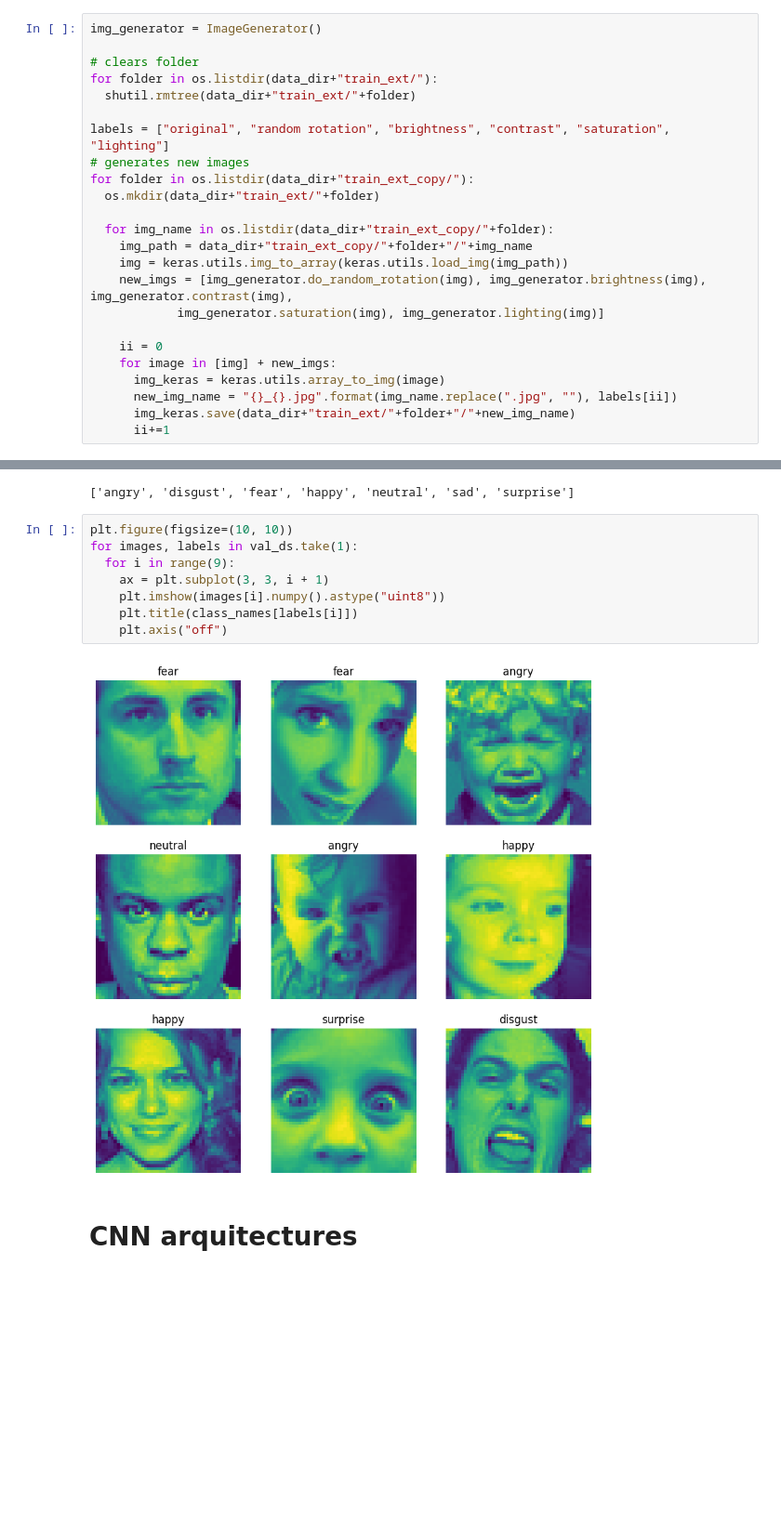
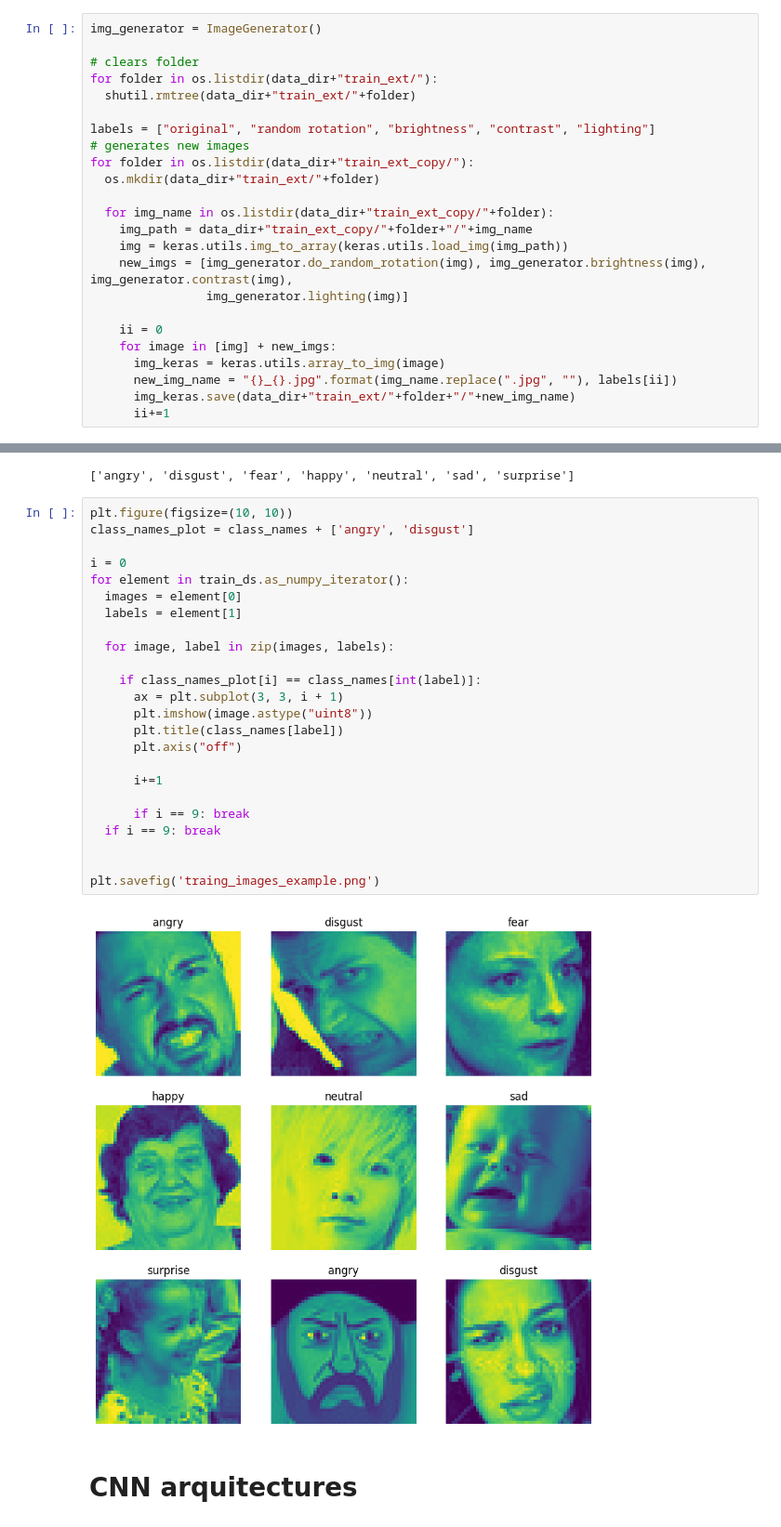
Before and after one commit to oyjuffer/DL-Final, a Jupyter notebook: CNN.ipynb, the cells around one changed output, grey strips where cells are left out. Shown at 93% size. Saved outputs shown, nothing was run; the diff lists cells and outputs as text; blank space fills up the shorter version.

```diff
--- a/CNN.ipynb
+++ b/CNN.ipynb
@@ -66,7 +66,7 @@ img_generator = ImageGenerator()
 for folder in os.listdir(data_dir+"train_ext/"):
   shutil.rmtree(data_dir+"train_ext/"+folder)
 
-labels = ["original", "random rotation", "brightness", "contrast", "saturation", "lighting"]
+labels = ["original", "random rotation", "brightness", "contrast", "lighting"]
 # generates new images
 for folder in os.listdir(data_dir+"train_ext_copy/"):
   os.mkdir(data_dir+"train_ext/"+folder)
@@ -75,7 +75,7 @@ for folder in os.listdir(data_dir+"train_ext_copy/"):
     img_path = data_dir+"train_ext_copy/"+folder+"/"+img_name
     img = keras.utils.img_to_array(keras.utils.load_img(img_path))
     new_imgs = [img_generator.do_random_rotation(img), img_generator.brightness(img), img_generator.contrast(img),
-            img_generator.saturation(img), img_generator.lighting(img)]
+                img_generator.lighting(img)]
 
     ii = 0
     for image in [img] + new_imgs:
@@ -153,13 +153,29 @@ print(class_names)
 ['angry', 'disgust', 'fear', 'happy', 'neutral', 'sad', 'surprise']
 # %%
 plt.figure(figsize=(10, 10))
-for images, labels in val_ds.take(1):
-  for i in range(9):
-    ax = plt.subplot(3, 3, i + 1)
-    plt.imshow(images[i].numpy().astype("uint8"))
-    plt.title(class_names[labels[i]])
-    plt.axis("off")
+class_names_plot = class_names + ['angry', 'disgust']
+
+i = 0
+for element in train_ds.as_numpy_iterator():
+  images = element[0]
+  labels = element[1]
+
+  for image, label in zip(images, labels):
+
+    if class_names_plot[i] == class_names[int(label)]:
+      ax = plt.subplot(3, 3, i + 1)
+      plt.imshow(image.astype("uint8"))
+      plt.title(class_names[label])
+      plt.axis("off")
+
+      i+=1
+
+      if i == 9: break
+  if i == 9: break
+
+
+plt.savefig('traing_images_example.png')
 # %% [output]
-[figure, old version]
+[figure, new version]
 # %% [markdown]
 # CNN arquitectures
```
Also changed, not shown: parts of 12 cells of this notebook, 1 other file.
